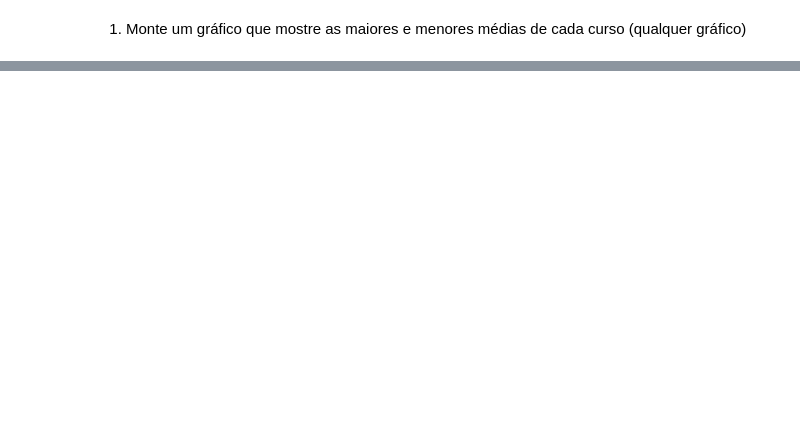
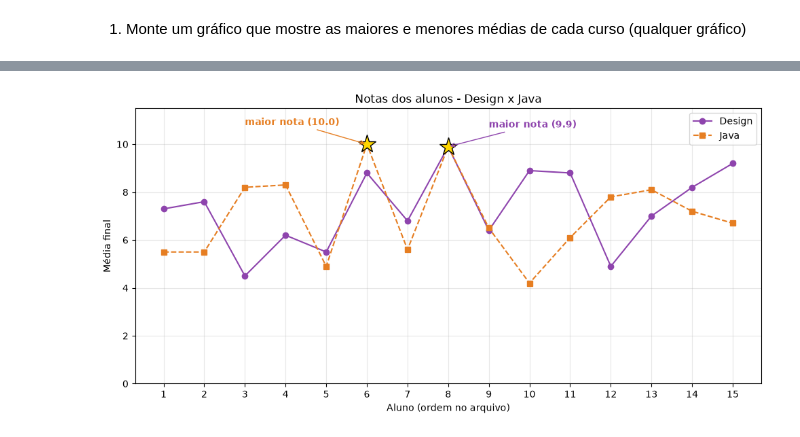
Before and after one commit to marcelofbatista/aulas-analise-de-dados, a Jupyter notebook: atividades/atividade6/atividade6.ipynb, the cells around one changed output, grey strips where cells are left out. Cells and saved outputs as stored; diff of their text form; code cells hidden in the pictures; blank space fills up the shorter version.

```diff
--- a/atividades/atividade6/atividade6.ipynb
+++ b/atividades/atividade6/atividade6.ipynb
@@ -30,0 +37,34 @@ TypeError: unhashable type: 'numpy.ndarray'
+# %%
+design = df[df['Curso'] == 'Design']['Media_Final'].reset_index(drop=True)
+java = df[df['Curso'] == 'Java']['Media_Final'].reset_index(drop=True)
+
+plt.figure(figsize=(10, 5))
+plt.plot(design.index + 1, design, color='#8E44AD', marker='o', linestyle='-', label='Design')
+plt.plot(java.index + 1, java, color='#E67E22', marker='s', linestyle='--', label='Java')
+
+# Maior nota de Design
+x_d = design.idxmax() + 1
+y_d = design.max()
+plt.plot(x_d, y_d, marker='*', markersize=20, color='gold', markeredgecolor='black')
+plt.annotate(f'maior nota ({y_d})', xy=(x_d, y_d), xytext=(x_d + 1, y_d + 0.8),
+             arrowprops=dict(arrowstyle='->', color='#8E44AD'), color='#8E44AD', fontweight='bold')
+
+# Maior nota de Java
+x_j = java.idxmax() + 1
+y_j = java.max()
+plt.plot(x_j, y_j, marker='*', markersize=20, color='gold', markeredgecolor='black')
+plt.annotate(f'maior nota ({y_j})', xy=(x_j, y_j), xytext=(x_j - 3, y_j + 0.8),
+             arrowprops=dict(arrowstyle='->', color='#E67E22'), color='#E67E22', fontweight='bold')
+
+plt.title('Notas dos alunos - Design x Java')
+plt.xlabel('Aluno (ordem no arquivo)')
+plt.ylabel('Média final')
+plt.ylim(0, 11.5)
+plt.xticks(range(1, 16))
+plt.grid(True, alpha=0.3)
+plt.legend()
+plt.tight_layout()
+plt.savefig('grafico2_design_java.png', dpi=150)
+plt.show()
+# %% [output]
+[figure, added]
```
Also changed, not shown: parts of 5 cells of this notebook, 16 other files.
